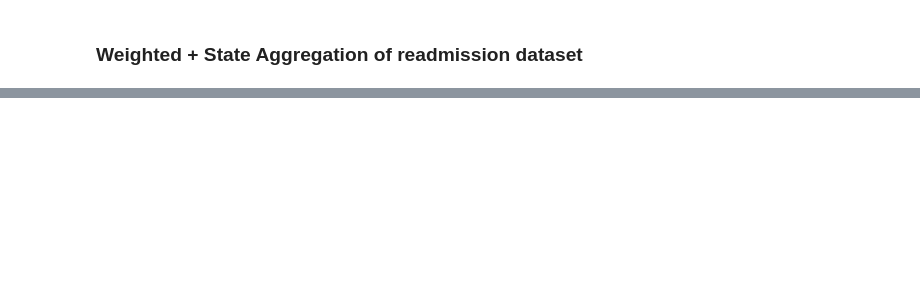
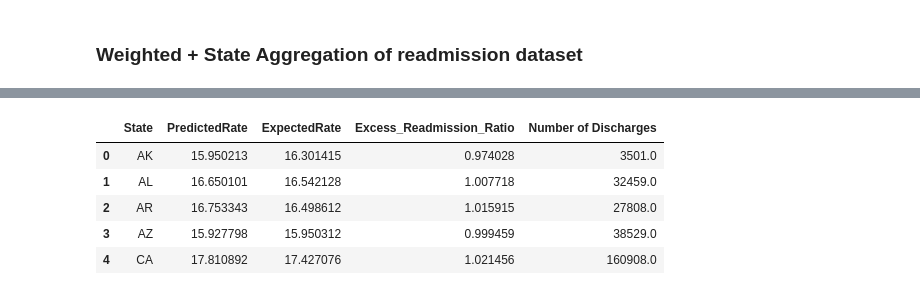
Before and after one commit to pranjul11garg/Population-Health-Financial-Impact-Analysis-CMS-CDC-Data, a Jupyter notebook: scripts/data_cleaning.ipynb, the cells around one changed output, grey strips where cells are left out. Drawn from its saved outputs; the diff is of its cells as text; code cells hidden in the pictures; blank space fills up the shorter version.

```diff
--- a/scripts/data_cleaning.ipynb
+++ b/scripts/data_cleaning.ipynb
@@ -201,0 +215,10 @@ hrrp_state_summary.head()
+# %%
+hrrp_new = pd.read_csv ("data/hrrp_state_summary.csv")
+hrrp_new.head()
+# %% [output]
+|  | State | PredictedRate | ExpectedRate | Excess_Readmission_Ratio | Number of Discharges |
+| 0 | AK | 15.950213 | 16.301415 | 0.974028 | 3501.0 |
+| 1 | AL | 16.650101 | 16.542128 | 1.007718 | 32459.0 |
+| 2 | AR | 16.753343 | 16.498612 | 1.015915 | 27808.0 |
+| 3 | AZ | 15.927798 | 15.950312 | 0.999459 | 38529.0 |
+| 4 | CA | 17.810892 | 17.427076 | 1.021456 | 160908.0 |
```
Also changed, not shown: parts of 8 cells of this notebook, 1 other file.
